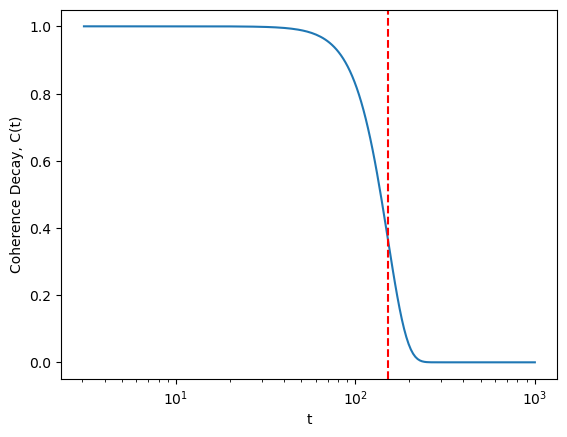
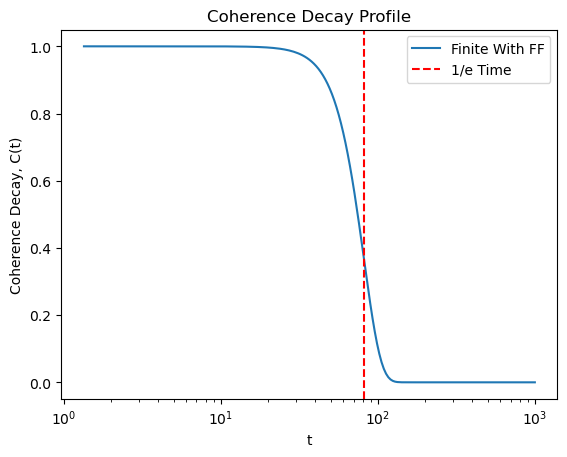
Unified diff of the notebook cell whose output changed from the first chart to the second:
--- before
+++ after
@@ -1,5 +1,5 @@
 # Example Usage: Compute C(t) for a 1/f noise spectrum with finite pulse widths
 tau_p = 0.024
-n = 128
+n = 56
 # The minimum allowable time is n*tau_p, so we start from there. The +10e-10 is to avoid numererical errors.
 times = np.logspace(np.log10(n*tau_p+10e-10,dtype=np.float64), 3, 201, dtype=np.float64)
@@ -32,5 +32,5 @@
 args = [A, alpha]
 
-# noise = noise_spectrum_lor
+# noise = ns.noise_spectrum_lor
 # omega_0 = 1.e+00
 # gamma = 1.e-01
@@ -43,15 +43,18 @@
 # %time C_t, omega_values_list, filter_values_list, integrand_list = zip(*[cp.coherence_decay_profile_finite_peaks_with_widths(t, n, tau_p, integration_method, noise, *args, narrow_window = True, **integration_params) for t in tqdm(times)])
 
+# delta_C_t = cp.coherence_decay_profile_delta(times,noise(np.pi/times, *args))
+
 ###
 # Plot the computed Coherence Profile using the exact finite-width pulse sequence
 ###
 print("1/e time: ", times[np.argmin(np.abs(np.array(C_t)-1/np.e))])
-plt.plot(times,C_t)
+plt.plot(times,C_t, label="Finite With FF")
+# plt.plot(times, delta_C_t, linestyle=":", label="δ Approximation")
 plt.axvline(times[np.argmin(np.abs(np.array(C_t)-1/np.e))], color='r', linestyle='--', label='1/e Time')
 plt.xlabel('t')
 plt.ylabel('Coherence Decay, C(t)')
-# plt.title('Coherence Decay Profile')
+plt.title('Coherence Decay Profile')
 plt.xscale('log')
-# plt.legend()
+plt.legend()
 plt.show()
 
@@ -79,5 +82,5 @@
 plt.show()
 
-plt.plot(omega_values_list[plot_index], noise(omega_values_list[plot_index], *args), color="orange", label="Time (us): " + "{:.3f}".format(times[plot_index]))
+plt.plot(omega_values_list[plot_index], noise(omega_values_list[plot_index], *args), label="True S(ω) at Time (us): " + "{:.3f}".format(times[plot_index]))
 # plt.title("S(ω)")
 plt.xlabel("ω")
@@ -85,4 +88,4 @@
 plt.xscale('log')
 plt.yscale('log')
-# plt.legend()
+plt.legend()
 plt.show()

Commit: Minor changes to coherence_profile_tutorial.ipynb